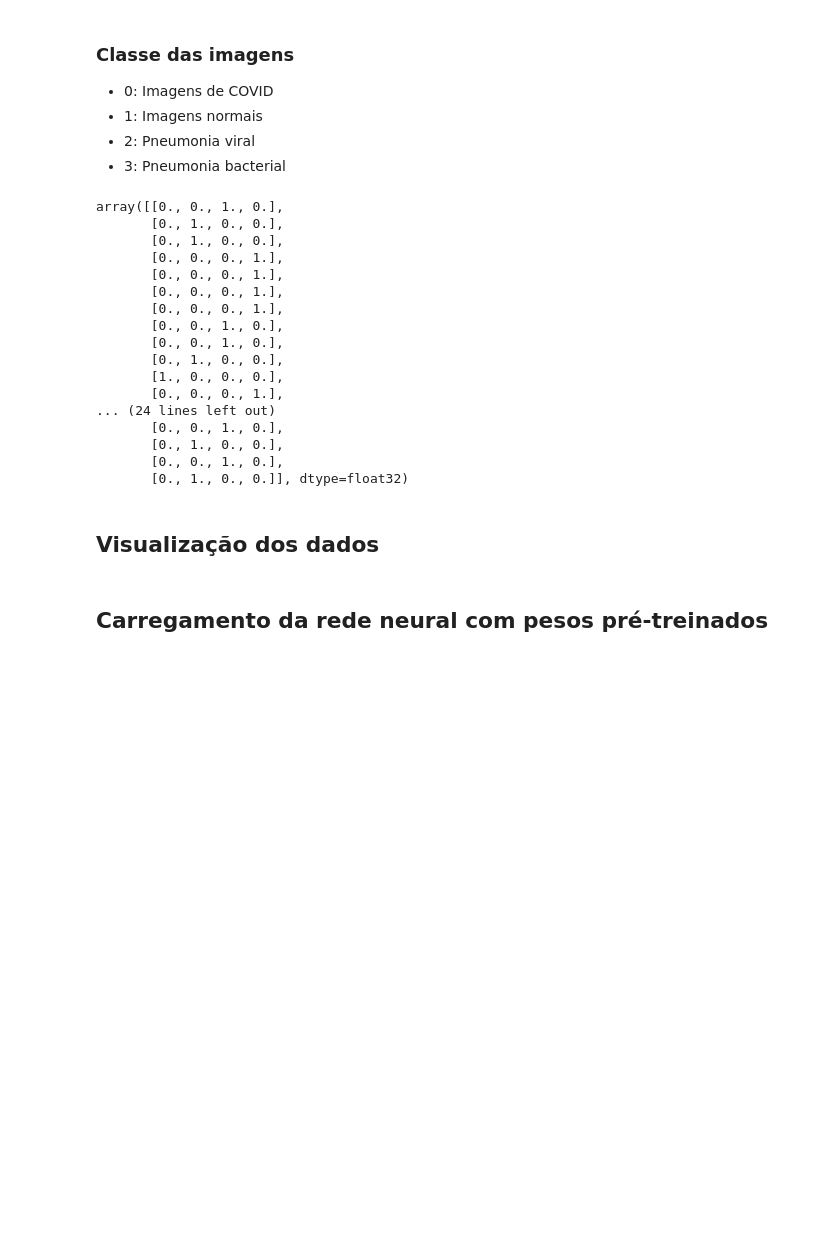
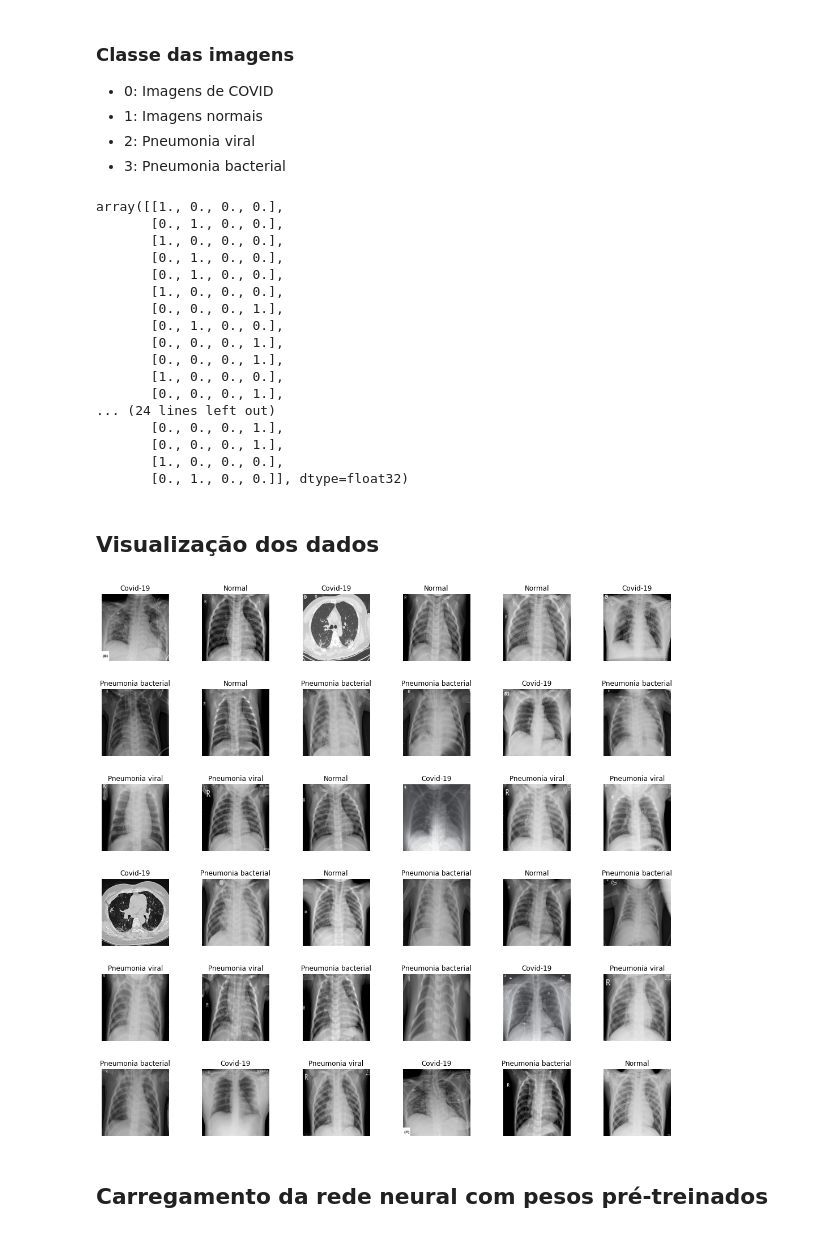
Before and after one commit to Vinicius-Luiz/ciencia_dados_para_empresas, a Jupyter notebook: DEPT MEDICO/Departamento_medico.ipynb, the cells around one changed output. Cells and saved outputs as stored; diff of their text form; code cells hidden in the pictures; blank space fills up the shorter version.

Commit message:
FINISH: TRAINING MODEL

```diff
--- a/DEPT MEDICO/Departamento_medico.ipynb
+++ b/DEPT MEDICO/Departamento_medico.ipynb
@@ -32,9 +32,13 @@ os.listdir(xray_dir)
 image_generator = ImageDataGenerator(rescale = 1./255) # RESCALE : Mudar a escala da imagem | Converter RGB em escalas de 0 e 1
 # %%
 # Imagens de treinamento | Realizar leitura das imagens
-train_generator = image_generator.flow_from_directory(batch_size=40, shuffle=True, target_size=(256, 256), class_mode='categorical', subset='training', directory=xray_dir)
-# Batch size: separação das imagens
-# Shuffle: Aleatoriedade
-# Target_size: Tam das imagens (importante dependendo da rede neural)
-# Class Mode: Tipo da classe
-# Subset: Indicar que é imagem de treinamento
+def get_train_generator(batch_size, directory, test = False):
+  if test:
+    return test_gen.flow_from_directory(batch_size = batch_size, shuffle=True, target_size=(256, 256), class_mode='categorical', subset='training', directory=directory)
+
+  return image_generator.flow_from_directory(batch_size = batch_size, shuffle=True, target_size=(256, 256), class_mode='categorical', subset='training', directory=directory)
+  # Batch size: separação das imagens
+  # Shuffle: Aleatoriedade
+  # Target_size: Tam das imagens (importante dependendo da rede neural)
+  # Class Mode: Tipo da classe
+  # Subset: Indicar que é imagem de treinamento
@@ -42,0 +45,2 @@ Found 532 images belonging to 4 classes.
+# %%
+train_generator = get_train_generator(batch_size = 40, directory = xray_dir)
@@ -59,24 +65,35 @@ classes = {0: 'Covid-19', 1: 'Normal', 2: 'Pneumonia viral', 3: 'Pneumonia bacte
 # Classes para cada imagens
 train_labels
 # %% [output]
-array([[0., 0., 1., 0.],
+array([[1., 0., 0., 0.],
        [0., 1., 0., 0.],
+       [1., 0., 0., 0.],
+       [0., 1., 0., 0.],
+       [0., 1., 0., 0.],
+       [1., 0., 0., 0.],
+       [0., 0., 0., 1.],
        [0., 1., 0., 0.],
        [0., 0., 0., 1.],
        [0., 0., 0., 1.],
-       [0., 0., 0., 1.],
-       [0., 0., 0., 1.],
-       [0., 0., 1., 0.],
-       [0., 0., 1., 0.],
-       [0., 1., 0., 0.],
        [1., 0., 0., 0.],
        [0., 0., 0., 1.],
 ... (24 lines left out)
-       [0., 0., 1., 0.],
-       [0., 1., 0., 0.],
-       [0., 0., 1., 0.],
+       [0., 0., 0., 1.],
+       [0., 0., 0., 1.],
+       [1., 0., 0., 0.],
        [0., 1., 0., 0.]], dtype=float32)
 # %% [markdown]
 ## Visualização dos dados
+# %%
+linhas, colunas = 6, 6
+fig, axes = plt.subplots(6, 6, figsize=(18, 18)) #6 linhas e 6 colunas | Tam do gráfico 12x12
+axes = axes.ravel() # Transformar Matriz em Vetor
+for i in np.arange(0, linhas*colunas):
+  axes[i].imshow(train_images[i])
+  axes[i].set_title(classes[np.argmax(train_labels[i])]) # Mostrar o título da classe da imagem | Argmax: Retorna o indice com maior valor
+  axes[i].axis('off') # Tirar informação dos valores do eixo
+plt.subplots_adjust(wspace = 0.5) # Deixar imagens mais espaçadas
+# %% [output]
+[figure, added]
 # %% [markdown]
 ## Carregamento da rede neural com pesos pré-treinados
```
Also changed, not shown: parts of 26 cells of this notebook.
